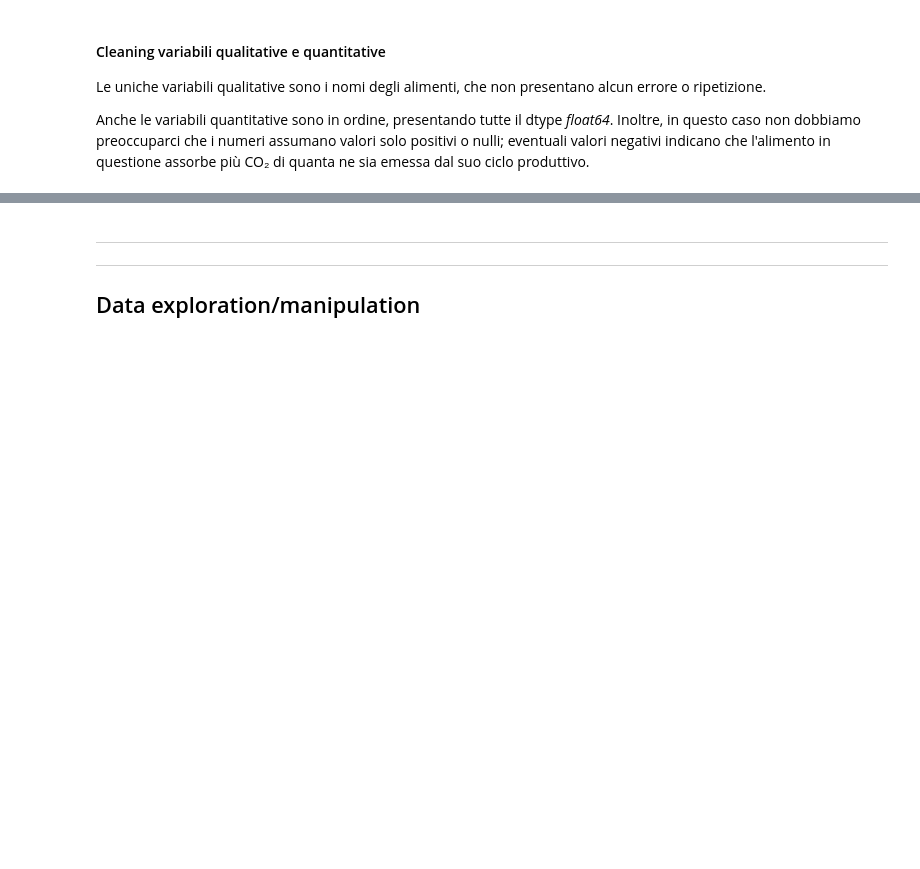
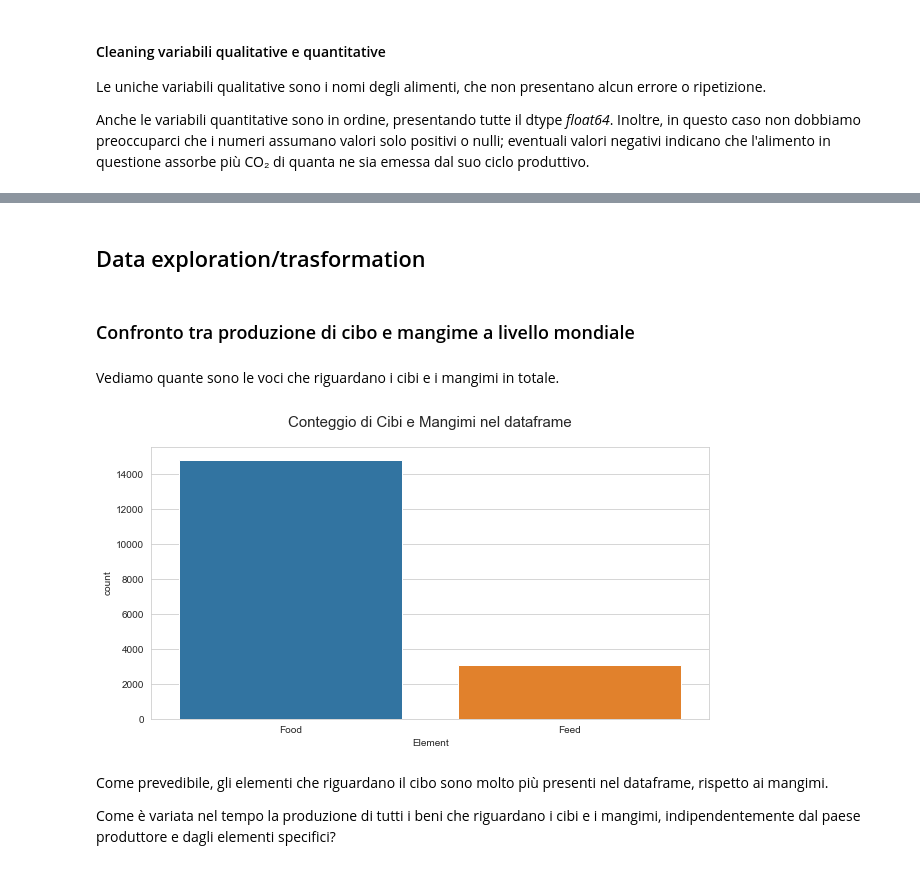
Before and after one commit to TheHextech/start2impact, a Jupyter notebook: Data_Science/Food_Project_DataVisualization_DataManipulation/EmanueleImmesiDataVis.ipynb, the cells around one changed output, grey strips where cells are left out. Drawn from its saved outputs; the diff is of its cells as text; code cells hidden in the pictures; blank space fills up the shorter version.

Commit message:
Started to explore and trasform data relating to Food/Feed

```diff
--- a/Data_Science/Food_Project_DataVisualization_DataManipulation/EmanueleImmesiDataVis.ipynb
+++ b/Data_Science/Food_Project_DataVisualization_DataManipulation/EmanueleImmesiDataVis.ipynb
@@ -752,4 +750,7 @@ index_el = negatives_df.index
 
 # ... e la elimino dal dataframe
 df.drop(labels=index_el, inplace=True)
+# %%
+# Trasformo i dati in 'int64'
+df.loc[:, 'Y1961':'Y2013'] = df.loc[:, 'Y1961':'Y2013'].astype('int64')
 # %% [markdown]
@@ -768,3 +771,5 @@ df.rename(columns={n:n.replace(' ', '_') for n in df.columns if ' ' in n}, inpla
+# %%
+df.reset_index(drop=True, inplace=True)
 # %%
 # Riporto il nome del dataframe da df a df_prod
 df_prod = df.copy()
@@ -897,7 +901,4 @@ df.rename(columns={key:value.replace(' ', '_') for (key, value) in replace_dict.
 # Riporto il nome del dataframe da df a df_emiss
 df_emiss = df.copy()
 # %% [markdown]
----
----
-
-## Data exploration/manipulation
+## Data exploration/trasformation
@@ -952,0 +905,17 @@ py.iplot(fig,filename='scatterplot')
+# %% [markdown]
+### Confronto tra produzione di cibo e mangime a livello mondiale
+# %% [markdown]
+Vediamo quante sono le voci che riguardano i cibi e i mangimi in totale.
+# %%
+plt.figure(figsize=(10,5))
+
+sns.countplot(x='Element', data=df_prod)
+
+plt.title('Conteggio di Cibi e Mangimi nel dataframe',size=15, pad=20)
+plt.show()
+# %% [output]
+[figure, added]
+# %% [markdown]
+Come prevedibile, gli elementi che riguardano il cibo sono molto più presenti nel dataframe, rispetto ai mangimi.
+
+Come è variata nel tempo la produzione di tutti i beni che riguardano i cibi e i mangimi, indipendentemente dal paese produttore e dagli elementi specifici?
```
Also changed, not shown: parts of 16 cells of this notebook.
